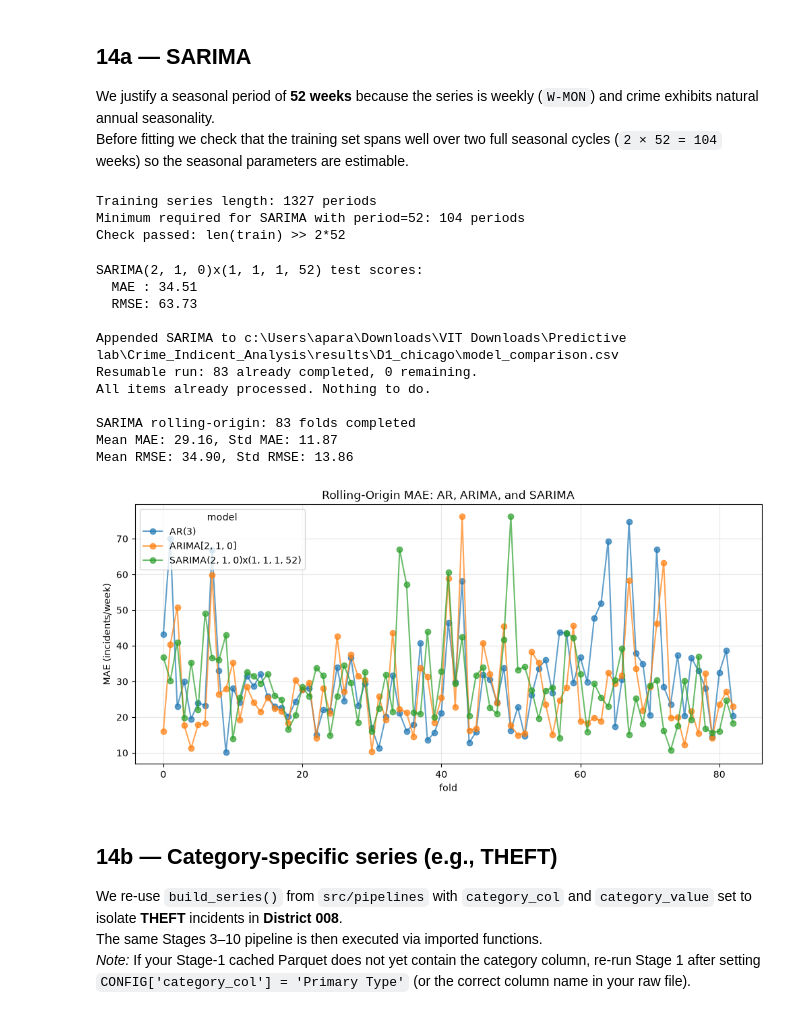
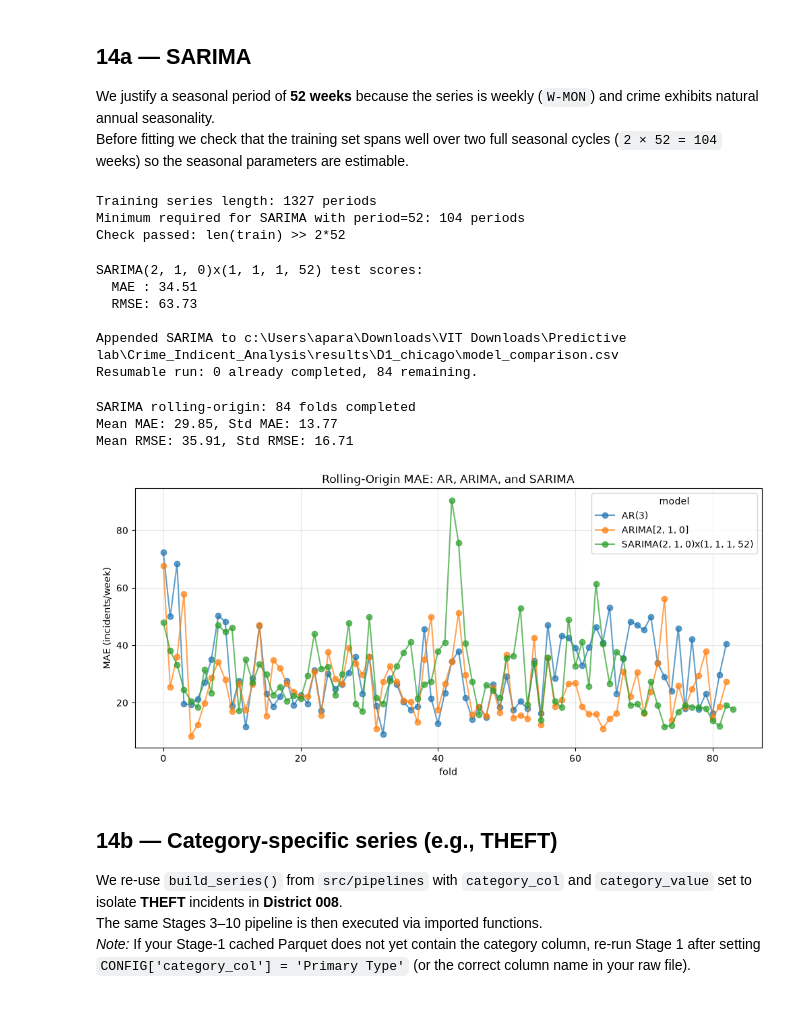
Before and after one commit to Raunak-23/Predictive_Analytics, a Jupyter notebook: Crime_Indicent_Analysis/notebooks/chicago_crimes.ipynb, the cells around one changed output. Cells and saved outputs as stored; diff of their text form; code cells hidden in the pictures.

Commit message:
Fixed data leakage while training models

```diff
--- a/Crime_Indicent_Analysis/notebooks/chicago_crimes.ipynb
+++ b/Crime_Indicent_Analysis/notebooks/chicago_crimes.ipynb
@@ -1994,29 +1931,23 @@ We run this for both the `ARPipeline` (with `AR_LAGS` from Stage 6) and the `ARI
 # %%
-# ----------------------------------------------------------------------
-# Load the full series and define rolling-origin parameters
-# ----------------------------------------------------------------------
-# Load y from Stage 3 (saved CSV)
 import sys
 import importlib
-
 if str(SRC_DIR) not in sys.path:
     sys.path.insert(0, str(SRC_DIR))
-
 import cv
 importlib.reload(cv)
+from cv import rolling_origins
 
-from cv import rolling_origins
 series_path = PROCESSED_DIR / 'series_location1.csv'
 y = pd.read_csv(series_path, index_col=0, parse_dates=True)['incidents']
-
-# Parameters (as per manual: initial = max(52, len(y)//2), horizon=8, step=8)
-INITIAL = max(52, len(y) // 2)
+train = pd.read_csv(PROCESSED_DIR / 'train_location1.csv', index_col=0, parse_dates=True)['incidents']
+test = pd.read_csv(PROCESSED_DIR / 'test_location1.csv', index_col=0, parse_dates=True)['incidents']
+series = train.copy()
+INITIAL = max(52, len(series) // 2)
 HORIZON = 8
 STEP = 8
-
-print(f"Full series length: {len(y)}")
+assert series.index.max() < test.index.min()
+print(f"Training-only series length: {len(series)} periods")
 print(f"Initial training size: {INITIAL} periods")
-print(f"Horizon: {HORIZON} periods")
-print(f"Step size: {STEP} periods")
-print(f"Number of folds: {len(list(rolling_origins(y, INITIAL, HORIZON, STEP)))}")
+print(f"Horizon: {HORIZON} periods, Step: {STEP} periods")
+print(f"Number of folds: {len(list(rolling_origins(series, INITIAL, HORIZON, STEP)))}")
 # %% [output]
@@ -2334,6 +2260,11 @@ print(comparison_df.to_string(index=False))
 comparison_path = RESULTS_DIR / 'model_comparison.csv'
 comparison_df.to_csv(comparison_path, index=False)
 print(f"Comparison table saved to {comparison_path}")
+
+# Persist locked-test metrics after the frozen model is evaluated in Stage 9.
+arima_summary.update({'test_mae': float(arima_scores['MAE']), 'test_rmse': float(arima_scores['RMSE']), 'improvement_over_naive_mae_pct': float((1 - arima_scores['MAE'] / naive_scores['MAE']) * 100), 'improvement_over_naive_rmse_pct': float((1 - arima_scores['RMSE'] / naive_scores['RMSE']) * 100)})
+with open(RESULTS_DIR / 'arima_summary.json', 'w') as f:
+    json.dump(arima_summary, f, indent=2)
 # %% [output]
 === Final Model Comparison (Test Set) ===
          Model       MAE      RMSE
@@ -3563,11 +3534,11 @@ shared_artifacts = [
     ARTIFACTS_DIR / 'arima_pipeline.joblib',               # Stage 9
     RESULTS_DIR / CONFIG['dataset_tag'] / 'location_comparison.csv',  # Stage 12
     CHECKPOINT_DIR / 'arima_order_search.jsonl',           # Stage 7 checkpoints
-    CHECKPOINT_DIR / 'ar_rolling_origin.jsonl',            # Stage 8 checkpoints
-    CHECKPOINT_DIR / 'arima_rolling_origin.jsonl',
+    CHECKPOINT_DIR / 'ar_rolling_origin_train_only.jsonl',            # Stage 8 checkpoints
+    CHECKPOINT_DIR / 'arima_rolling_origin_train_only.jsonl',
     LOC2_CHECKPOINT / 'arima_order_search.jsonl',          # Stage 11 checkpoints
-    LOC2_CHECKPOINT / 'ar_rolling_origin.jsonl',
-    LOC2_CHECKPOINT / 'arima_rolling_origin.jsonl',
+    LOC2_CHECKPOINT / 'ar_rolling_origin_train_only.jsonl',
+    LOC2_CHECKPOINT / 'arima_rolling_origin_train_only.jsonl',
 ]
 
 final_manifest = {
@@ -3984,7 +3955,7 @@ print(f"\nAppended SARIMA to {comp_path}")
 # --- Rolling-origin CV (same parameters as Stage 8) ---
 from cv import rolling_origin_cv
 
-sarima_cv_path = CHECKPOINT_DIR / 'sarima_rolling_origin.jsonl'
+sarima_cv_path = CHECKPOINT_DIR / 'sarima_rolling_origin_train_only.jsonl'
 sarima_kwargs = {
     'order': best_order,
     'seasonal_order': seasonal_order,
@@ -4007,40 +3978,38 @@ if not sarima_fold_df.empty:
     print(f"Mean MAE: {sarima_fold_df['MAE'].mean():.2f}, Std MAE: {sarima_fold_df['MAE'].std():.2f}")
     print(f"Mean RMSE: {sarima_fold_df['RMSE'].mean():.2f}, Std RMSE: {sarima_fold_df['RMSE'].std():.2f}")
 
     # Plot against AR / ARIMA using the shared helper pattern from Stage 8
     sarima_fold_df['model'] = f'SARIMA{best_order}x{seasonal_order}'
     ar_cv = pd.read_csv(RESULTS_DIR / 'rolling_origin_results.csv') if (RESULTS_DIR / 'rolling_origin_results.csv').exists() else pd.DataFrame()
 
     if not ar_cv.empty and 'model' in ar_cv.columns:
         combined_all = pd.concat([
             ar_cv[['fold','model','MAE','RMSE']],
             sarima_fold_df[['fold','model','MAE','RMSE']]
         ], ignore_index=True)
 
         pivot = combined_all.pivot(index='fold', columns='model', values='MAE')
         fig, ax = plt.subplots(figsize=(12, 5))
         pivot.plot(ax=ax, marker='o', alpha=0.7)
         ax.set_title('Rolling-Origin MAE: AR, ARIMA, and SARIMA')
         ax.set_ylabel('MAE (incidents/week)')
         ax.grid(alpha=0.3)
         fig.savefig(RESULTS_DIR / 'fig_rolling_origin_all_models.png', bbox_inches='tight', dpi=100)
         plt.show()
 # %% [output]
 Training series length: 1327 periods
 Minimum required for SARIMA with period=52: 104 periods
 Check passed: len(train) >> 2*52
 SARIMA(2, 1, 0)x(1, 1, 1, 52) test scores:
   MAE : 34.51
   RMSE: 63.73
 
 Appended SARIMA to c:\Users\apara\Downloads\VIT Downloads\Predictive lab\Crime_Indicent_Analysis\results\D1_chicago\model_comparison.csv
-Resumable run: 83 already completed, 0 remaining.
-All items already processed. Nothing to do.
-
-SARIMA rolling-origin: 83 folds completed
-Mean MAE: 29.16, Std MAE: 11.87
-Mean RMSE: 34.90, Std RMSE: 13.86
+Resumable run: 0 already completed, 84 remaining.
+SARIMA rolling-origin: 84 folds completed
+Mean MAE: 29.85, Std MAE: 13.77
+Mean RMSE: 35.91, Std RMSE: 16.71
-[figure, old version]
+[figure, new version]
 # %% [markdown]
 ## 14b — Category-specific series (e.g., THEFT)
 
```
Also changed, not shown: parts of 40 cells of this notebook, 31 other files.
